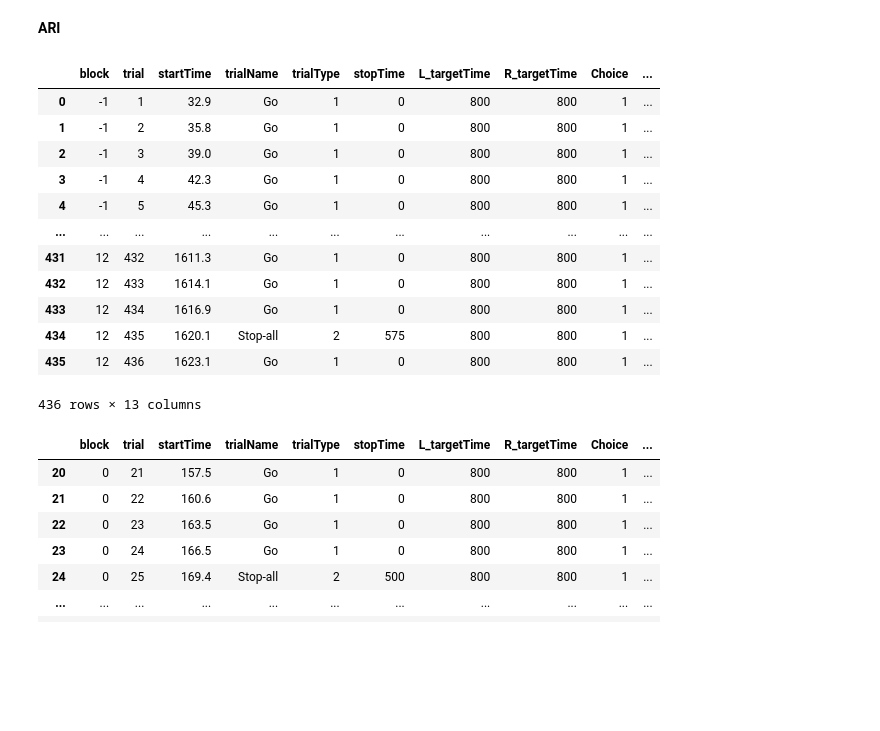
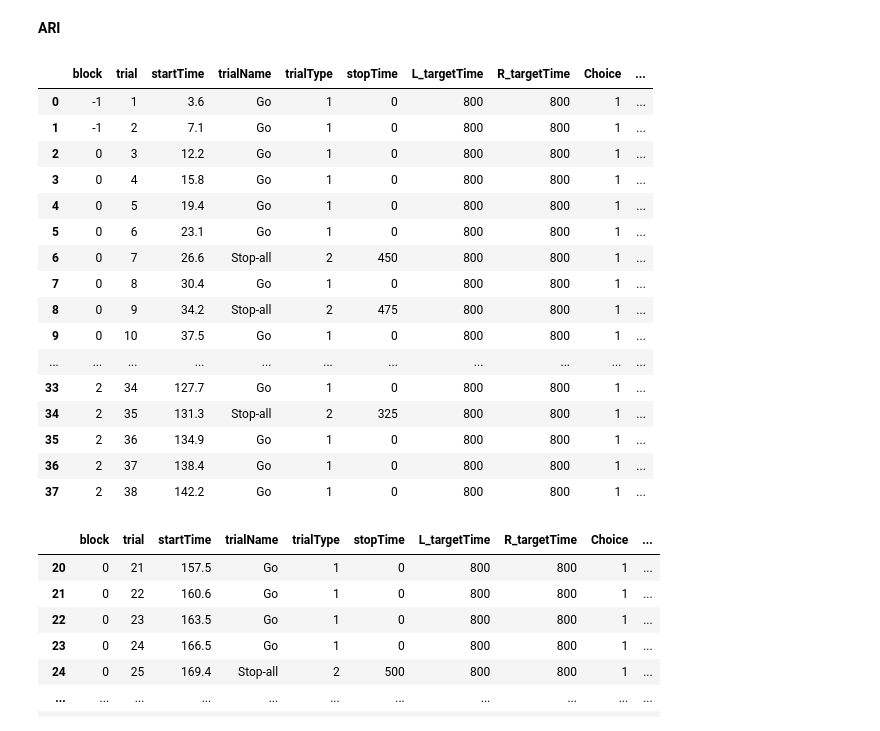
Before and after one commit to bonokat/motor_PD, a Jupyter notebook: pilot_test.ipynb, the cells around one changed output. Drawn from its saved outputs; the diff is of its cells as text; code cells hidden in the pictures; blank space fills up the shorter version.

```diff
--- a/pilot_test.ipynb
+++ b/pilot_test.ipynb
@@ -11,27 +11,31 @@ import matplotlib.pyplot as plt
 **ARI**
 # %%
 beh_path = "C:\\Users\\a1902989\\Box\\Katya\\# PD project\\pilot\\beh\\ari"
-beh_file_name = "SeleST_0_ari_2026-01-15_14h25.35.841.txt" # "SeleST_1_x_2025-12-10_10h48.12.597.txt"
+beh_file_name = "SeleST_0_ari_2026-01-30_10h02.00.463.txt" # "SeleST_1_x_2025-12-10_10h48.12.597.txt"
 beh_data = pd.read_csv(os.path.join(beh_path, beh_file_name), sep=" ")
 
 columns_to_drop = ['L2_press', 'R2_press', 'L2_RT', 'R2_RT']
 beh_data.drop(columns=columns_to_drop, inplace=True)
 beh_data.to_csv(os.path.join(beh_path, f"{beh_file_name[:-4]}.csv"))
 beh_data
 # %% [output]
 |  | block | trial | startTime | trialName | trialType | stopTime | L_targetTime | R_targetTime | Choice | ... |
-| 0 | -1 | 1 | 32.9 | Go | 1 | 0 | 800 | 800 | 1 | ... |
-| 1 | -1 | 2 | 35.8 | Go | 1 | 0 | 800 | 800 | 1 | ... |
-| 2 | -1 | 3 | 39.0 | Go | 1 | 0 | 800 | 800 | 1 | ... |
-| 3 | -1 | 4 | 42.3 | Go | 1 | 0 | 800 | 800 | 1 | ... |
-| 4 | -1 | 5 | 45.3 | Go | 1 | 0 | 800 | 800 | 1 | ... |
+| 0 | -1 | 1 | 3.6 | Go | 1 | 0 | 800 | 800 | 1 | ... |
+| 1 | -1 | 2 | 7.1 | Go | 1 | 0 | 800 | 800 | 1 | ... |
+| 2 | 0 | 3 | 12.2 | Go | 1 | 0 | 800 | 800 | 1 | ... |
+| 3 | 0 | 4 | 15.8 | Go | 1 | 0 | 800 | 800 | 1 | ... |
+| 4 | 0 | 5 | 19.4 | Go | 1 | 0 | 800 | 800 | 1 | ... |
+| 5 | 0 | 6 | 23.1 | Go | 1 | 0 | 800 | 800 | 1 | ... |
+| 6 | 0 | 7 | 26.6 | Stop-all | 2 | 450 | 800 | 800 | 1 | ... |
+| 7 | 0 | 8 | 30.4 | Go | 1 | 0 | 800 | 800 | 1 | ... |
+| 8 | 0 | 9 | 34.2 | Stop-all | 2 | 475 | 800 | 800 | 1 | ... |
+| 9 | 0 | 10 | 37.5 | Go | 1 | 0 | 800 | 800 | 1 | ... |
 | ... | ... | ... | ... | ... | ... | ... | ... | ... | ... | ... |
-| 431 | 12 | 432 | 1611.3 | Go | 1 | 0 | 800 | 800 | 1 | ... |
-| 432 | 12 | 433 | 1614.1 | Go | 1 | 0 | 800 | 800 | 1 | ... |
-| 433 | 12 | 434 | 1616.9 | Go | 1 | 0 | 800 | 800 | 1 | ... |
-| 434 | 12 | 435 | 1620.1 | Stop-all | 2 | 575 | 800 | 800 | 1 | ... |
-| 435 | 12 | 436 | 1623.1 | Go | 1 | 0 | 800 | 800 | 1 | ... |
+| 33 | 2 | 34 | 127.7 | Go | 1 | 0 | 800 | 800 | 1 | ... |
+| 34 | 2 | 35 | 131.3 | Stop-all | 2 | 325 | 800 | 800 | 1 | ... |
+| 35 | 2 | 36 | 134.9 | Go | 1 | 0 | 800 | 800 | 1 | ... |
+| 36 | 2 | 37 | 138.4 | Go | 1 | 0 | 800 | 800 | 1 | ... |
+| 37 | 2 | 38 | 142.2 | Go | 1 | 0 | 800 | 800 | 1 | ... |
-436 rows × 13 columns
 # %%
 beh_data["correct"] = np.where(
     ((beh_data["trialName"] == "Go") & (beh_data["L_press"] == 1) & (beh_data["R_press"] == 1)) |
```
Also changed, not shown: parts of 3 cells of this notebook, 6 other files.
